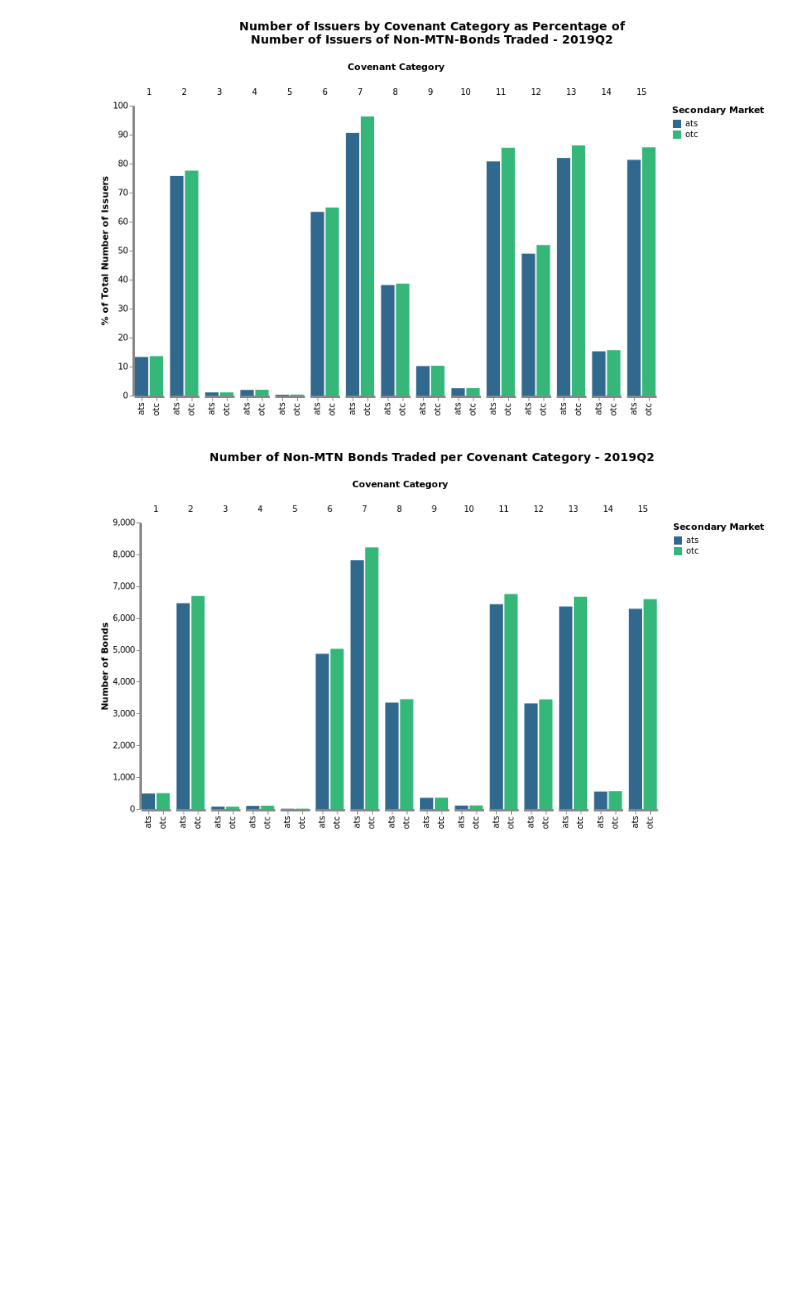
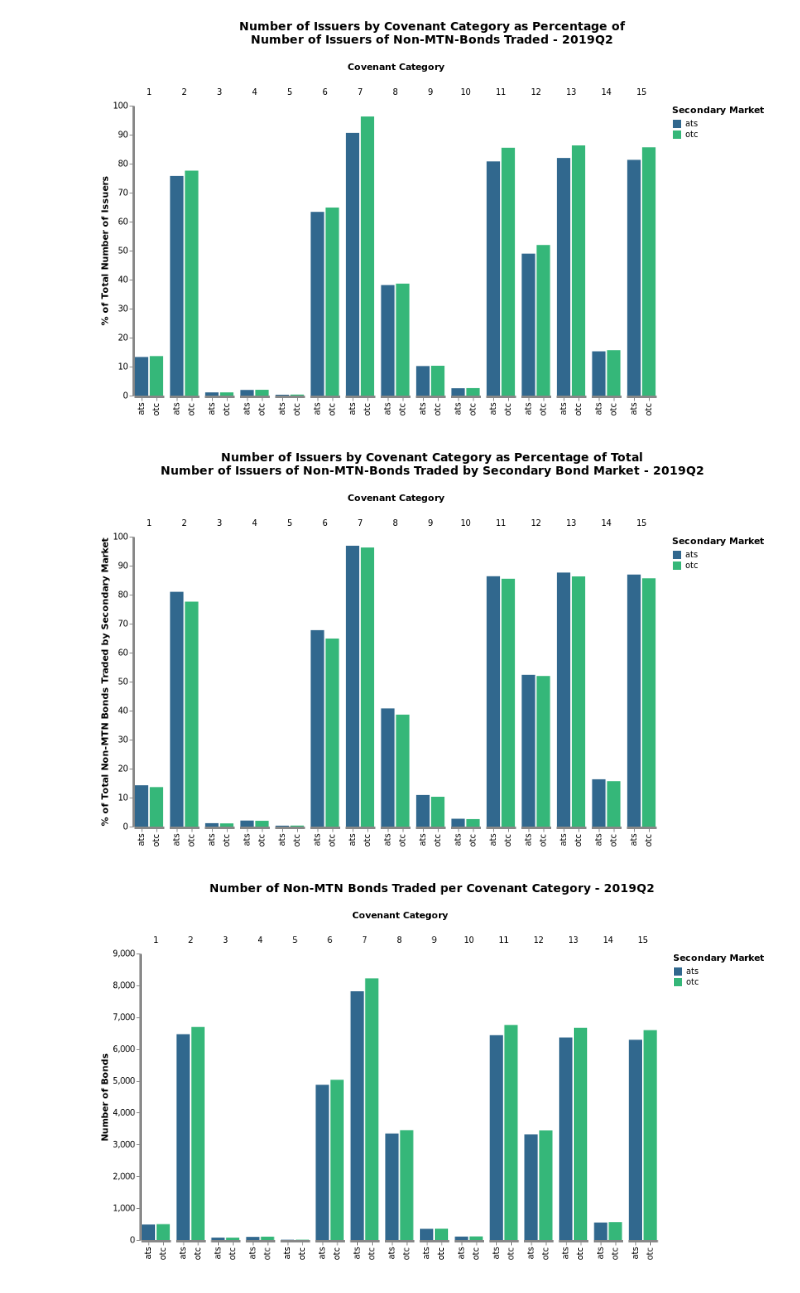
Before and after one commit to acbezerra/bond-data, a Jupyter notebook: notebooks/plots.ipynb, the cells around one changed output. Cells and saved outputs as stored; diff of their text form; code cells hidden in the pictures; blank space fills up the shorter version.

```diff
--- a/notebooks/plots.ipynb
+++ b/notebooks/plots.ipynb
@@ -232,6 +236,10 @@ WARNING: replacing module PlotMod.
 pl[2]
 # %% [output]
 [figure]
+# %%
+pl[3]
+# %% [output]
+[figure, added]
 # %%
 pl[4]
 # %% [output]
```
Also changed, not shown: parts of 9 cells of this notebook, 2 other files.
